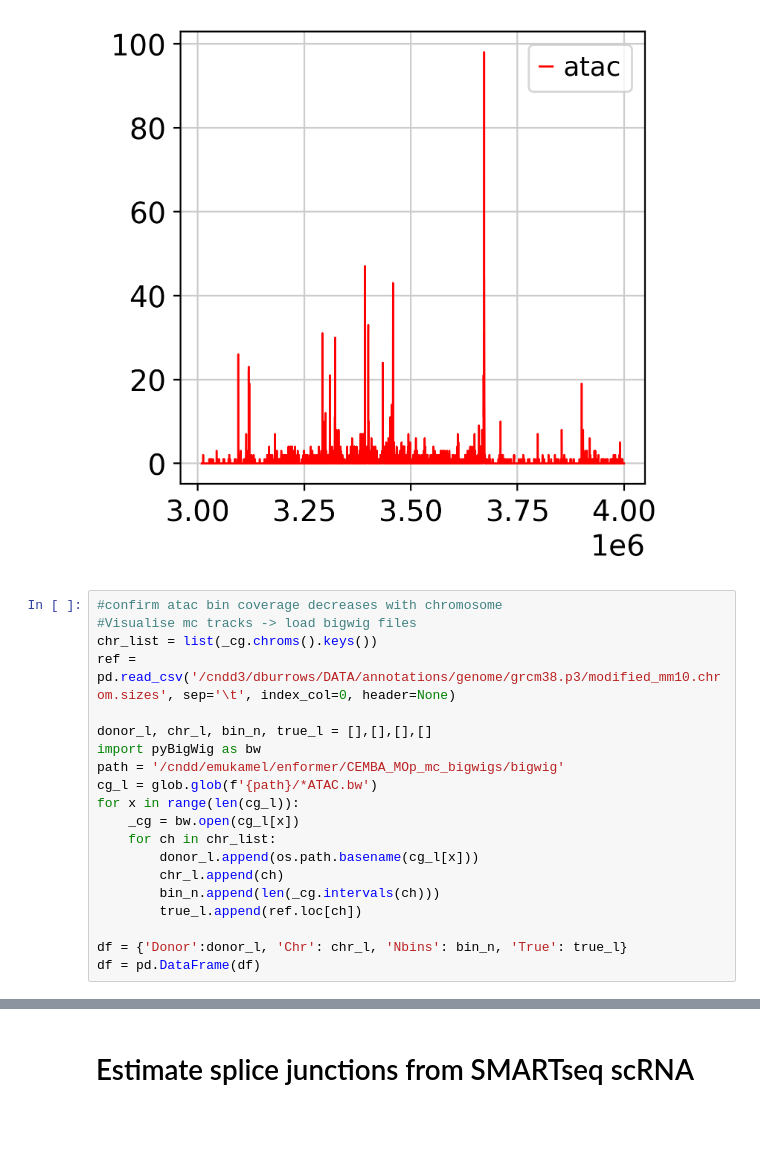
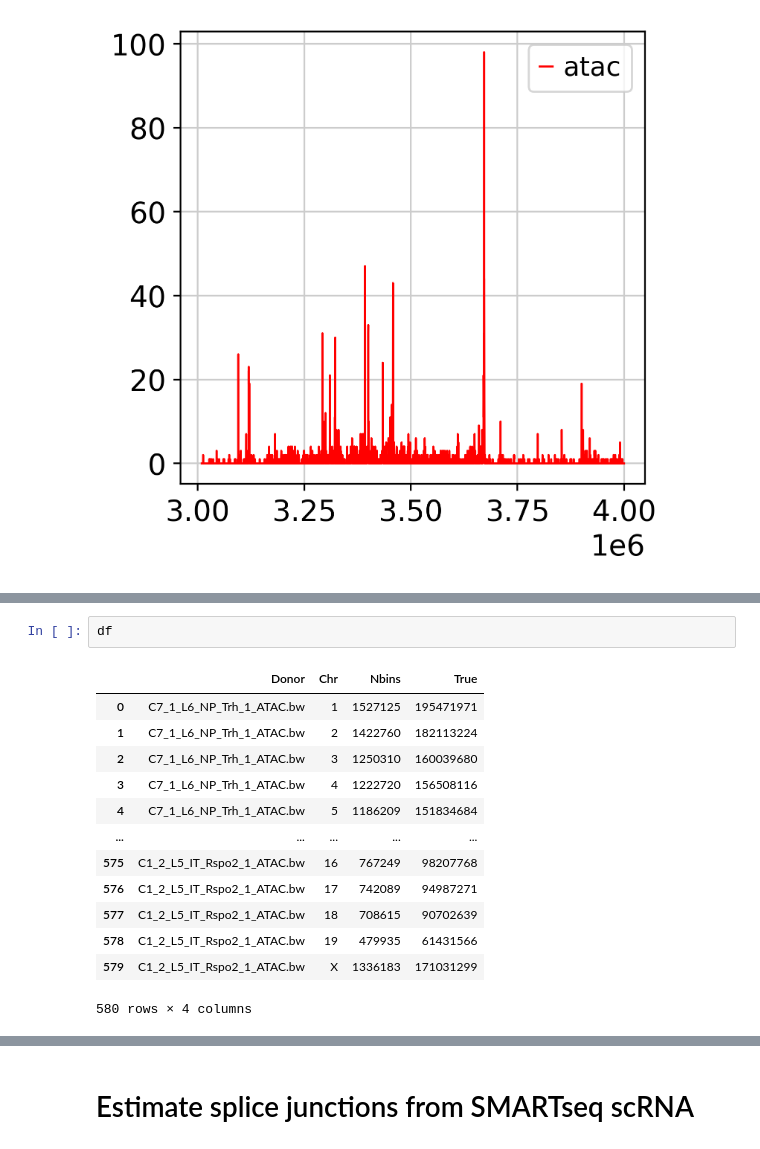
Before and after one commit to dmnburrows/deepNN_splice, a Jupyter notebook: data_process.ipynb, the cells around one changed output, grey strips where cells are left out. Drawn from its saved outputs; the diff is of its cells as text; blank space fills up the shorter version.

```diff
--- a/data_process.ipynb
+++ b/data_process.ipynb
@@ -590,23 +595,3 @@ plt.legend()
 plt.show()
 # %% [output]
 [figure]
-# %%
-#confirm atac bin coverage decreases with chromosome
-#Visualise mc tracks -> load bigwig files
-chr_list = list(_cg.chroms().keys())
-ref = pd.read_csv('/cndd3/dburrows/DATA/annotations/genome/grcm38.p3/modified_mm10.chrom.sizes', sep='\t', index_col=0, header=None)
-
-donor_l, chr_l, bin_n, true_l = [],[],[],[]
-import pyBigWig as bw
-path = '/cndd/emukamel/enformer/CEMBA_MOp_mc_bigwigs/bigwig'
-cg_l = glob.glob(f'{path}/*ATAC.bw')
-for x in range(len(cg_l)):
-    _cg = bw.open(cg_l[x])
-    for ch in chr_list:
-        donor_l.append(os.path.basename(cg_l[x]))
-        chr_l.append(ch)
-        bin_n.append(len(_cg.intervals(ch)))
-        true_l.append(ref.loc[ch])
-
-df = {'Donor':donor_l, 'Chr': chr_l, 'Nbins': bin_n, 'True': true_l}
-df = pd.DataFrame(df)
@@ -621,0 +627,16 @@ plt.show()
+# %%
+df
+# %% [output]
+|  | Donor | Chr | Nbins | True |
+| 0 | C7_1_L6_NP_Trh_1_ATAC.bw | 1 | 1527125 | 195471971 |
+| 1 | C7_1_L6_NP_Trh_1_ATAC.bw | 2 | 1422760 | 182113224 |
+| 2 | C7_1_L6_NP_Trh_1_ATAC.bw | 3 | 1250310 | 160039680 |
+| 3 | C7_1_L6_NP_Trh_1_ATAC.bw | 4 | 1222720 | 156508116 |
+| 4 | C7_1_L6_NP_Trh_1_ATAC.bw | 5 | 1186209 | 151834684 |
+| ... | ... | ... | ... | ... |
+| 575 | C1_2_L5_IT_Rspo2_1_ATAC.bw | 16 | 767249 | 98207768 |
+| 576 | C1_2_L5_IT_Rspo2_1_ATAC.bw | 17 | 742089 | 94987271 |
+| 577 | C1_2_L5_IT_Rspo2_1_ATAC.bw | 18 | 708615 | 90702639 |
+| 578 | C1_2_L5_IT_Rspo2_1_ATAC.bw | 19 | 479935 | 61431566 |
+| 579 | C1_2_L5_IT_Rspo2_1_ATAC.bw | X | 1336183 | 171031299 |
+580 rows × 4 columns
```
Also changed, not shown: parts of 33 cells of this notebook, 2 other files.
